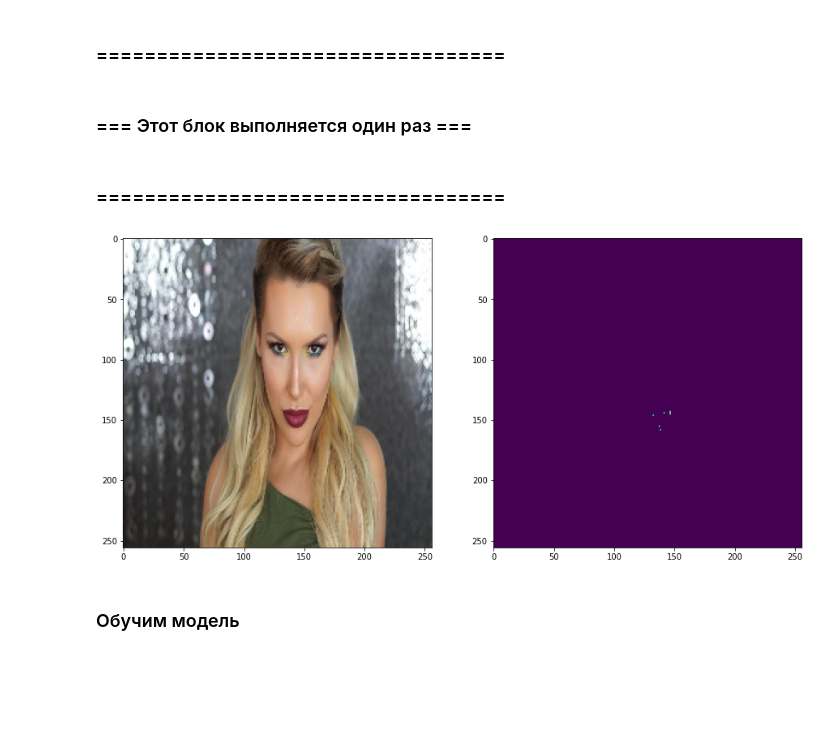
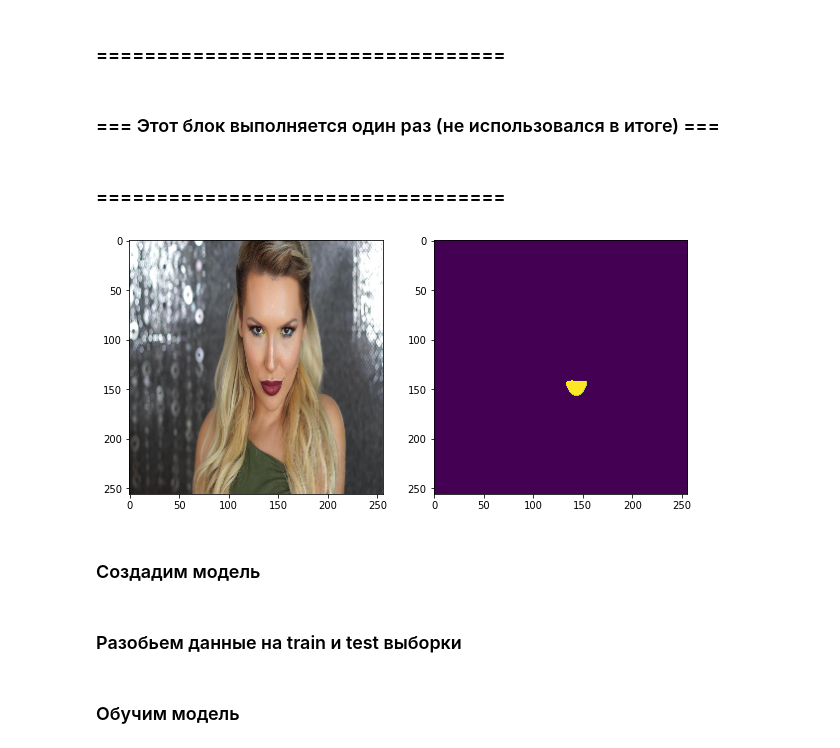
Before and after one commit to humantom88/geekbrains-pytorch, a Jupyter notebook: homework3/homework/homework.ipynb, the cells around one changed output. Cells and saved outputs as stored; diff of their text form; code cells hidden in the pictures; blank space fills up the shorter version.

```diff
--- a/homework3/homework/homework.ipynb
+++ b/homework3/homework/homework.ipynb
@@ -113,20 +113,18 @@ class LibsDataset(Dataset):
         else:
             # Нормализуем изображение в значениях [0, 1]
             img = torch.as_tensor(img) / 255.0
-        img = img.permute(2,0,1)
+        img = img.permute(2, 0, 1)
 
         # считаем сегментированную картинку
-        masks = []
         mask_image_path = os.path.join(MASK_ROOT, self.label_arr[index])
         mask = cv2.cvtColor(cv2.imread(mask_image_path), cv2.COLOR_BGR2RGB)
+        cls_mask = cv2.resize(mask, (256, 256))
+        cls_mask = cls_mask[..., 1]
+        cls_mask = np.where(cls_mask > 128, 1, 0)[:,:]
+        cls_mask = cls_mask.astype('float')
+        masks = [cls_mask]
 
-        cls_mask = np.where(mask == 1, 255, 0)
-        cls_mask = cls_mask.astype('float')
-        cls_mask = cv2.resize(cls_mask, (256, 256))
-
-        masks.append(cls_mask[:,:,0] / 255)
-
-        masks = torch.as_tensor(masks, dtype=torch.uint8)
+        masks = torch.as_tensor(masks, dtype=torch.float)
 
         return (img.float(), masks)
 
@@ -180,7 +178,7 @@ broken_mask_indexes = loadtxt('broken_mask_indexes.csv', delimiter=',')
 for index in broken_mask_indexes:
     df = df.drop(index=index)
 # %% [markdown]
-### === Этот блок выполняется один раз ===
+### === Этот блок выполняется один раз (не использовался в итоге) ===
 # %%
 # mask_list = []
 # for dirname, _, filenames in os.walk(MASK_ROOT):
@@ -203,9 +201,11 @@ for index in broken_mask_indexes:
 # %%
 dataset = LibsDataset(df)
 img, masks = dataset[0]
-fig, ax = plt.subplots(1, 2, figsize=(15, 7))
+fig, ax = plt.subplots(1, 2, figsize=(10, 10))
 ax[0].imshow(img.permute(1, 2, 0))
 ax[1].imshow(masks.permute(1, 2, 0))
 plt.show()
 # %% [output]
-[figure, old version]
+[figure, new version]
+# %% [markdown]
+### Создадим модель
@@ -212,3 +223,5 @@ plt.show()
+# %% [markdown]
+### Разобьем данные на train и test выборки
 # %%
 from sklearn.model_selection import train_test_split
 
```
Also changed, not shown: parts of 23 cells of this notebook, 1 other file.
